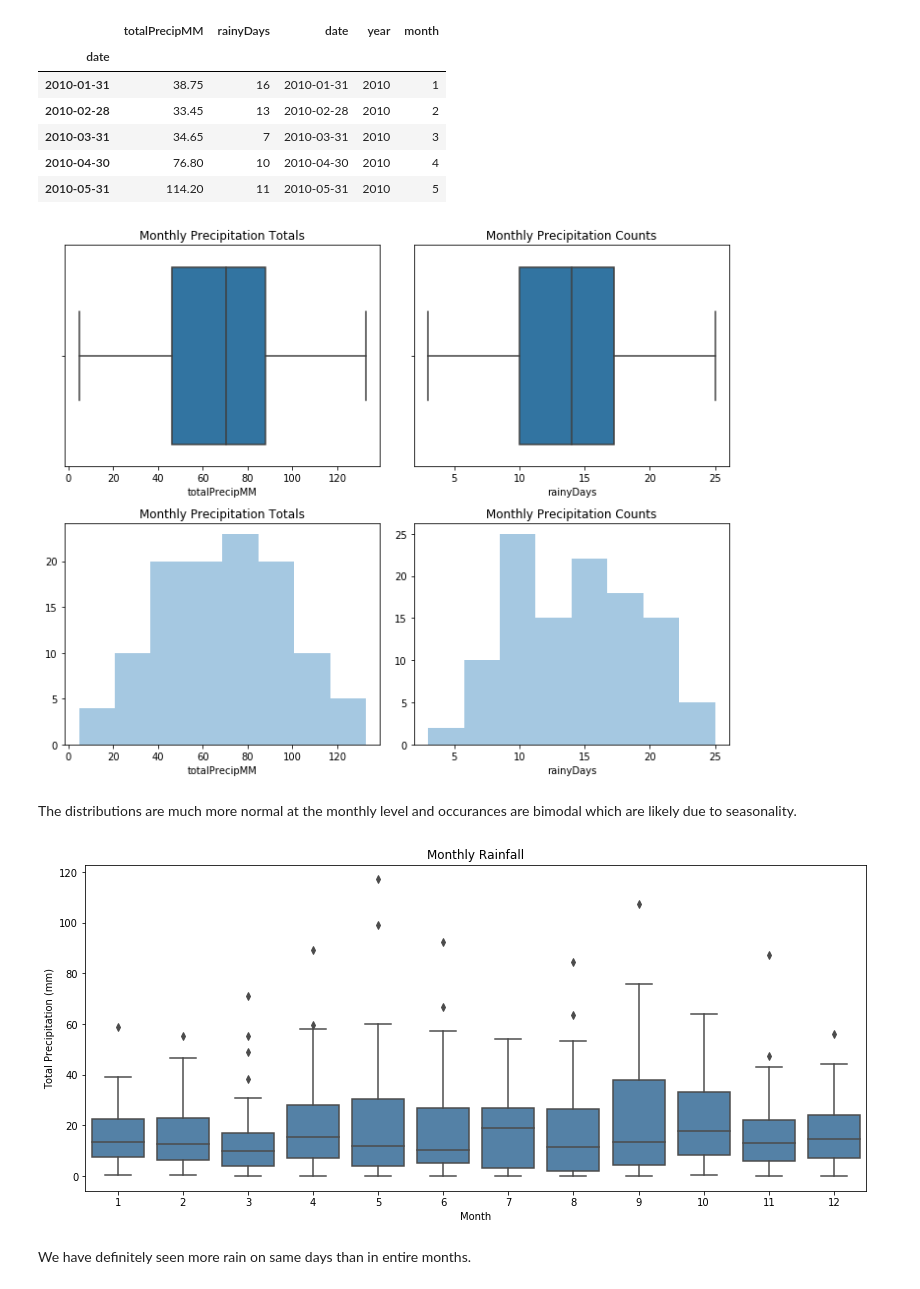
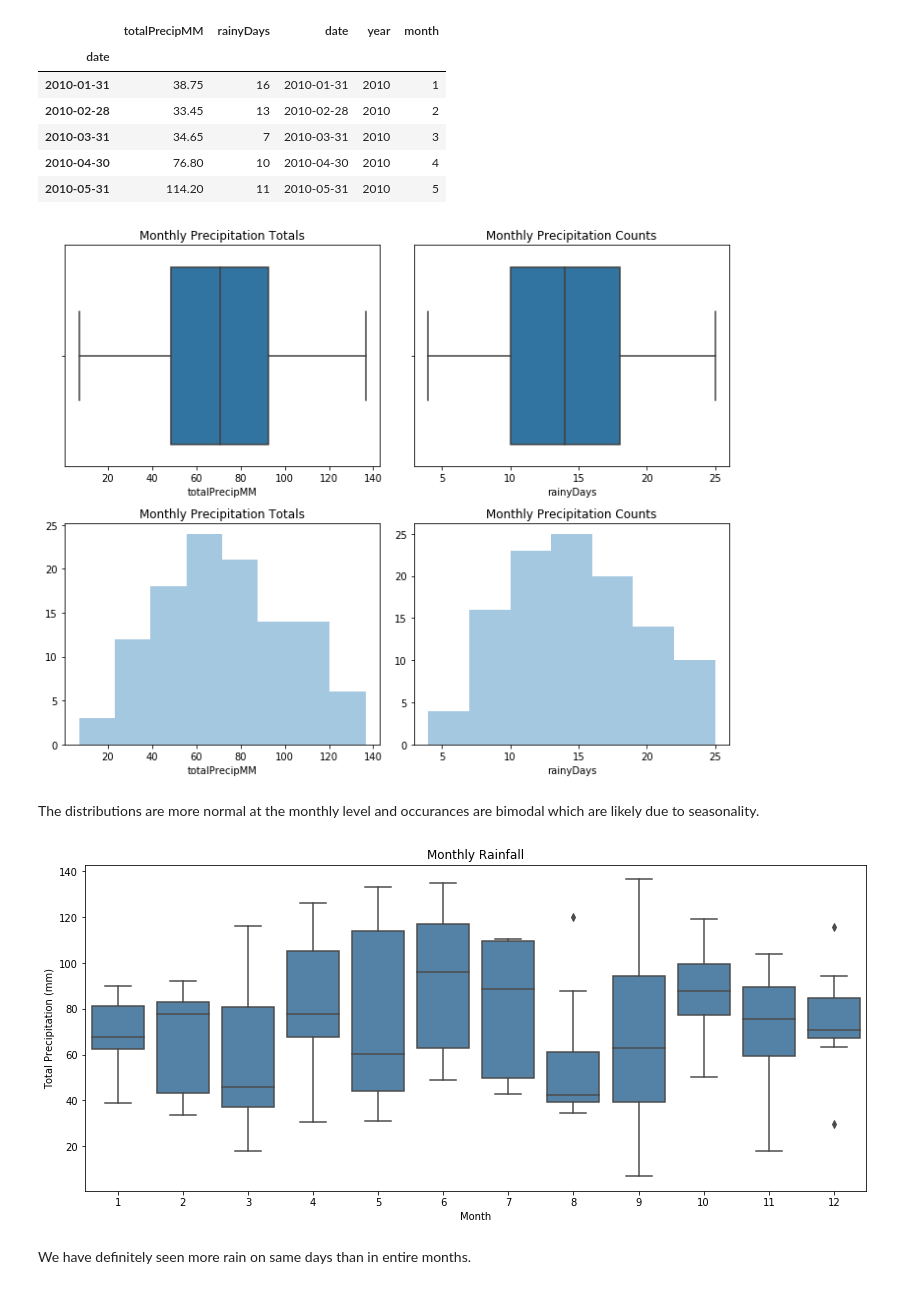
Before and after one commit to calvdee/london-ontario-rain-event-model, a Jupyter notebook: notebooks/2019-05-18-precipitation-eda.ipynb, the cells around one changed output. Drawn from its saved outputs; the diff is of its cells as text; code cells hidden in the pictures.

Commit message:
Updated precipitation EDA

```diff
--- a/notebooks/2019-05-18-precipitation-eda.ipynb
+++ b/notebooks/2019-05-18-precipitation-eda.ipynb
@@ -218,5 +214,6 @@ percentile_99
 # %% [output]
 36.25599999999999
 # %%
-len(rainy_days.query(f'totalPrecipMM >= {percentile_99}')) / len(rainy_days)
+percentile_99_data = rainy_days.query(f'totalPrecipMM >= {percentile_99}')
+len(percentile_99_data)
 # %% [output]
@@ -250,7 +247,7 @@ rainy_days.query(f'totalPrecipMM >= {percentile_99}').groupby(['year']).size().r
 # %% [markdown]
 ### Remove outliers
 # %%
-rainy_days_no = rainy_days.query('totalPrecipMM < 30')
+rainy_days_no = rainy_days[~(rainy_days.index.isin(percentile_99_data.index))]
 
 plt.figure(figsize=(14,4))
 plt.subplot(121);
@@ -448,17 +437,17 @@ plt.subplot(224);
 sns.distplot(rainy_days_monthly['rainyDays'], kde=False).set(title='Monthly Precipitation Counts');
 plt.tight_layout();
 # %% [output]
-[figure, old version]
+[figure, new version]
 # %% [markdown]
-The distributions are much more normal at the monthly level and occurances are bimodal which are likely due to seasonality.
+The distributions are more normal at the monthly level and occurances are bimodal which are likely due to seasonality.
 # %%
 plt.figure(figsize=(14,6))
-sns.boxplot(x=rainy_days_weekly['month'], y=rainy_days_weekly['totalPrecipMM'], color='steelblue').set(
+sns.boxplot(x=rainy_days_monthly['month'], y=rainy_days_monthly['totalPrecipMM'], color='steelblue').set(
   title='Monthly Rainfall',
   xlabel='Month',
   ylabel='Total Precipitation (mm)'
 );
 # %% [output]
-[figure, old version]
+[figure, new version]
 # %% [markdown]
 We have definitely seen more rain on same days than in entire months.
```
Also changed, not shown: parts of 35 cells of this notebook.
